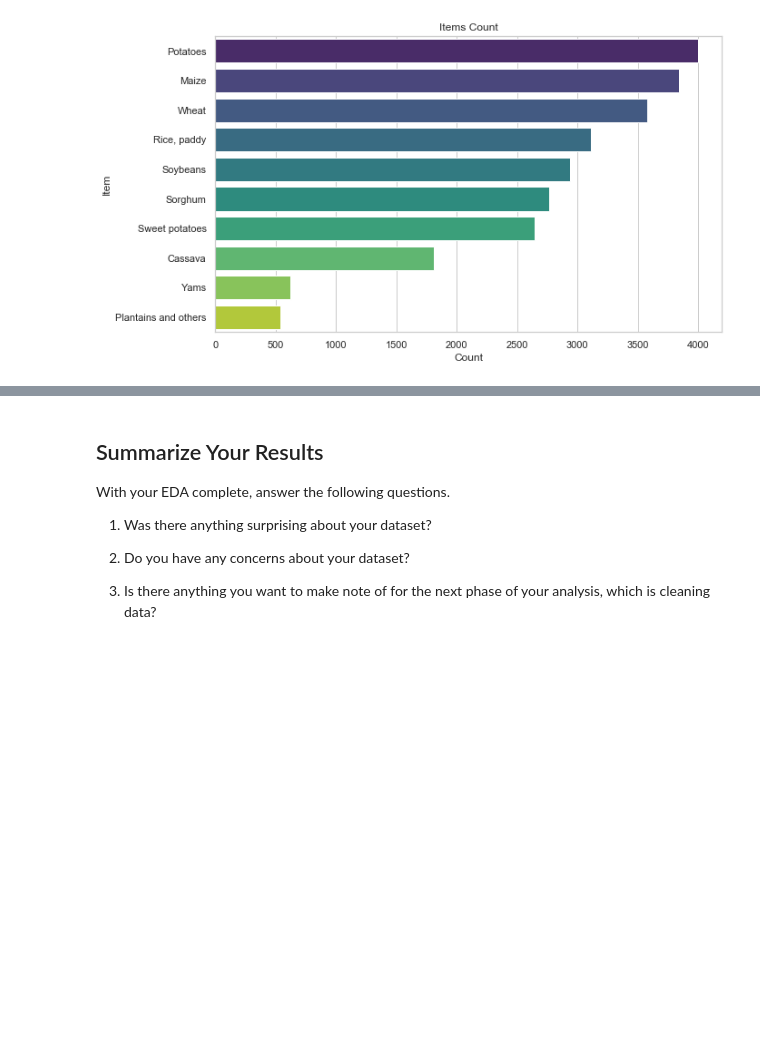
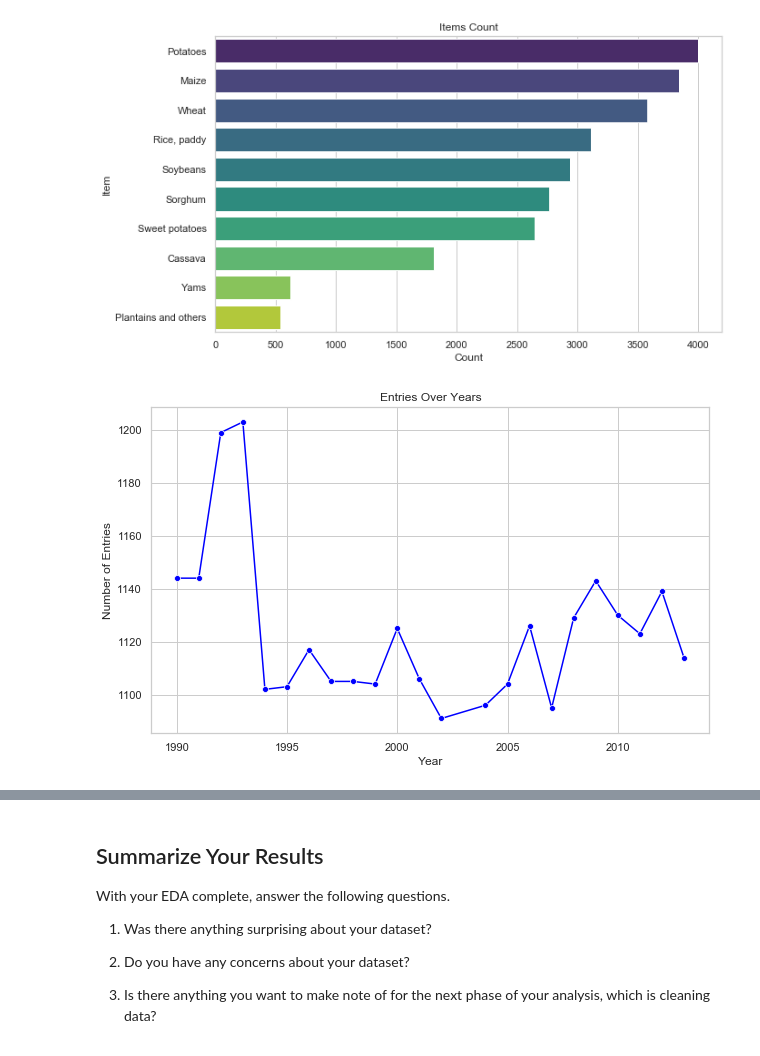
Before and after one commit to Prtb0/EDA_cropyield_prediction, a Jupyter notebook: EDA/EDA_cropyield_prediction.ipynb, the cells around one changed output, grey strips where cells are left out. Saved outputs shown, nothing was run; the diff lists cells and outputs as text; code cells hidden in the pictures; blank space fills up the shorter version.

```diff
--- a/EDA/EDA_cropyield_prediction.ipynb
+++ b/EDA/EDA_cropyield_prediction.ipynb
@@ -598,3 +598,14 @@ plt.ylabel('Item')
 plt.show()
 # %% [output]
 [figure]
+# %%
+## Year (Line Plot of Entries Over Years)
+plt.figure()
+year_counts = df5['Year'].value_counts().sort_index()
+sns.lineplot(x=year_counts.index, y=year_counts.values, marker='o', color='b')
+plt.title('Entries Over Years')
+plt.xlabel('Year')
+plt.ylabel('Number of Entries')
+plt.show()
+# %% [output]
+[figure, added]
```
Also changed, not shown: parts of 2 cells of this notebook.
